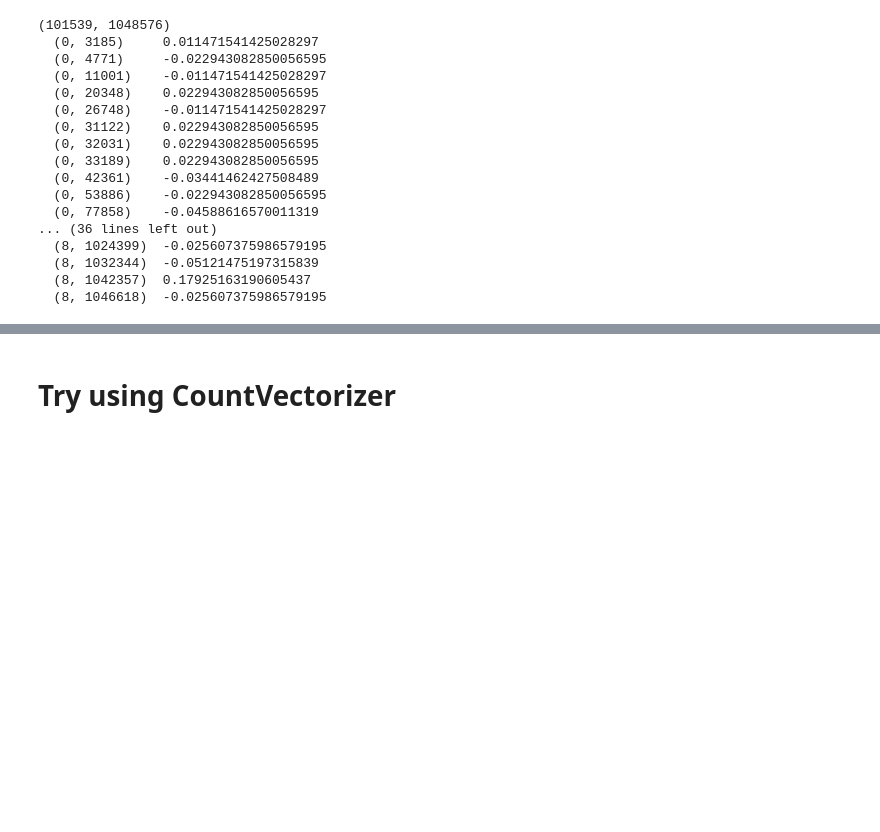
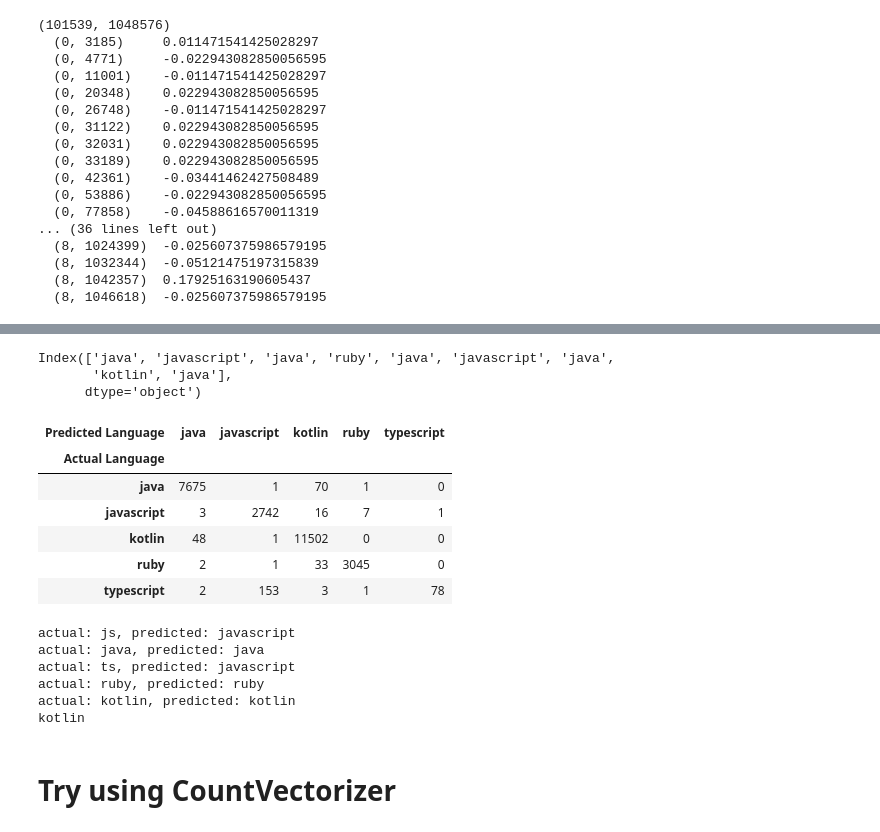
Before and after one commit to lfendy/goodcodebadcode, a Jupyter notebook: goodcodebadcode.ipynb, the cells around one changed output, grey strips where cells are left out. Cells and saved outputs as stored; diff of their text form; code cells hidden in the pictures; blank space fills up the shorter version.

```diff
--- a/goodcodebadcode.ipynb
+++ b/goodcodebadcode.ipynb
@@ -1521,3 +1542,46 @@ clf.fit(hash_train, y_train)
+# %%
+preds = uniques[clf.predict(hash_test)]
+preds[1:10]
+# %% [output]
+Index(['java', 'javascript', 'java', 'ruby', 'java', 'javascript', 'java',
+       'kotlin', 'java'],
+      dtype='object')
+# %%
+pd.crosstab(test['Language'], preds, rownames=['Actual Language'], colnames=['Predicted Language'])
+# %% [output]
+| Predicted Language | java | javascript | kotlin | ruby | typescript |
+| Actual Language |  |  |  |  |  |
+| java | 7675 | 1 | 70 | 1 | 0 |
+| javascript | 3 | 2742 | 16 | 7 | 1 |
+| kotlin | 48 | 1 | 11502 | 0 | 0 |
+| ruby | 2 | 1 | 33 | 3045 | 0 |
+| typescript | 2 | 153 | 3 | 1 | 78 |
+# %%
+# Given a text
+# put it into a dataframe with label 'Content'
+# run hashing_vectorizer against it
+# run it against the model
+# index against unique
+
+def predict_language(some_text, in_clf, in_uniques):
+  temp_df = pd.DataFrame([[some_text]], columns = ['Content'])
+  temp_features = hv.transform(temp_df['Content'])
+  return in_uniques[in_clf.predict(temp_features)][0]
+
+print("actual: js, predicted: " + predict_language(topredict_javascript, clf, uniques))
+print("actual: java, predicted: " + predict_language(topredict_java, clf, uniques))
+print("actual: ts, predicted: " + predict_language(topredict_typescript, clf, uniques))
+print("actual: ruby, predicted: " + predict_language(topredict_ruby, clf, uniques))
+print("actual: kotlin, predicted: " + predict_language(topredict_kotlin, clf, uniques))
+
+print(predict_language("let myFunction = (a, b) => { return a+b }", clf, uniques))
+# %% [output]
+actual: js, predicted: javascript
+actual: java, predicted: java
+actual: ts, predicted: javascript
+actual: ruby, predicted: ruby
+actual: kotlin, predicted: kotlin
+kotlin
 # %% [markdown]
 # Try using CountVectorizer
 # %% [markdown]
```
Also changed, not shown: parts of 27 cells of this notebook.
